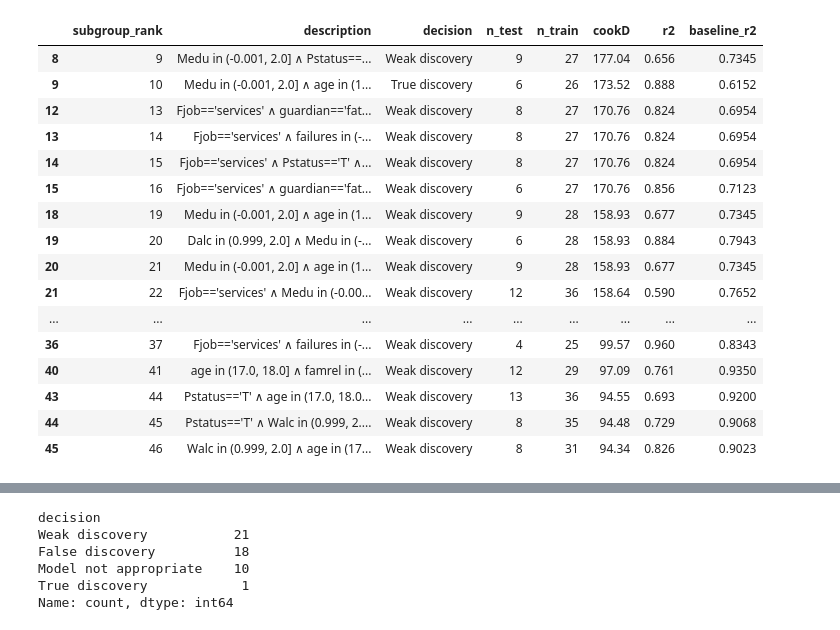
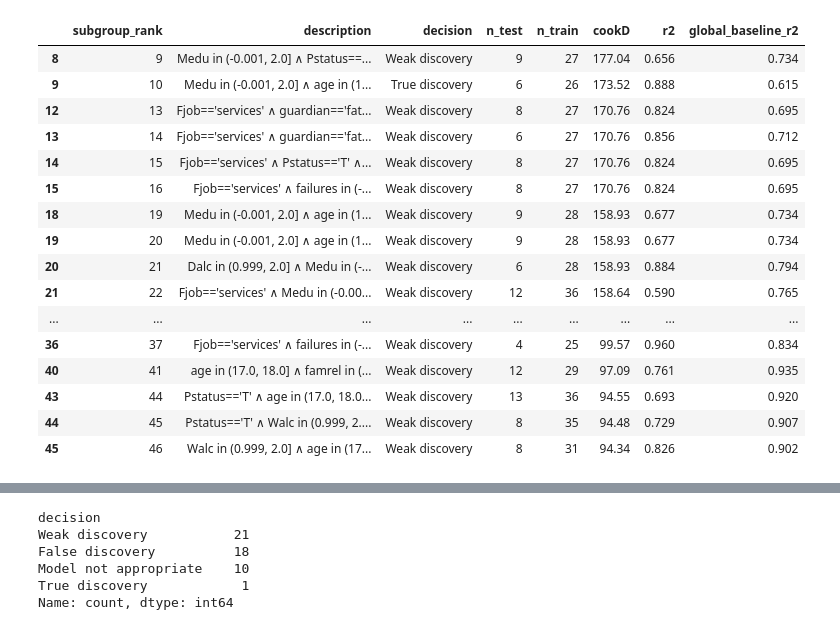
Before and after one commit to TvanGorcum/EMM_Group_4, a Jupyter notebook: inspect_private_mat.ipynb, the cells around one changed output, grey strips where cells are left out. Saved outputs shown, nothing was run; the diff lists cells and outputs as text; code cells hidden in the pictures.

```diff
--- a/inspect_private_mat.ipynb
+++ b/inspect_private_mat.ipynb
@@ -27,7 +27,7 @@ Complex baseline evaluation metrics: {'r2': 0.8887, 'mae': np.float64(1.0472), '
 394     8.423139
 dtype: float64}
 # %%
-df_s = pd.read_csv("results/subgroup_ss_mathematics_results8020.csv")
+df_s = pd.read_csv("results/subgroup_results_mathematics.csv")
 print(df_s.iloc[-1])
 df_s = df_s[:50]
 #df_s.columns
@@ -62,7 +62,7 @@ for col, ndigits in [('cookD', 2), ('r2', 3), ('mae', 3), ('mse', 3), ('mean_res
         df_s[col] = df_s[col].round(ndigits)
 
 # Compare r2 between subgroup_model and global baseline for each row
-df_s['subgroup_r2_better'] = (df_s['r2'] > df_s['baseline_r2']).astype("object")
+df_s['subgroup_r2_better'] = (df_s['r2'] > df_s['global_baseline_r2']).astype("object")
 df_s.loc[df_s['model_type'] == 'global', 'subgroup_r2_better'] = None
 df_s['subgroup_better_global'] = (df_s['ttest_p'] < 0.1)
 df_s.loc[df_s['model_type'] == 'global', 'subgroup_better_global'] = None
@@ -90,37 +90,37 @@ def determine_decision(row):
 
 df_s['decision'] = df_s.apply(determine_decision, axis=1)
 
-# # Specify desired column order
-# main_cols = [
-#     'subgroup_rank', 'model_type', 'description', 'decision', 'subgroup_r2_better', 'cookD', 'n_train', 'n_test',
-#     'r2', 'global_baseline_r2', 'mean_baseline_r2',
-#     'mae', 'global_baseline_mae', 'mean_baseline_mae',
-#     'mse', 'global_baseline_mse', 'mean_baseline_mse',
-#     'mean_residual', 'global_baseline_mean_residual', 'mean_baseline_mean_residual'
-# ]
-# rest_cols = [c for c in df_s.columns if c not in main_cols]
-# new_order = main_cols + rest_cols
+# Specify desired column order
+main_cols = [
+    'subgroup_rank', 'model_type', 'description', 'decision', 'subgroup_r2_better', 'cookD', 'n_train', 'n_test',
+    'r2', 'global_baseline_r2', 'mean_baseline_r2',
+    'mae', 'global_baseline_mae', 'mean_baseline_mae',
+    'mse', 'global_baseline_mse', 'mean_baseline_mse',
+    'mean_residual', 'global_baseline_mean_residual', 'mean_baseline_mean_residual'
+]
+rest_cols = [c for c in df_s.columns if c not in main_cols]
+new_order = main_cols + rest_cols
 
-# # Reorder columns
-# df_s = df_s[new_order]
+# Reorder columns
+df_s = df_s[new_order]
 # %%
-df_s[df_s['decision'].isin(['True discovery', 'Weak discovery'])][['subgroup_rank', 'description', 'decision', 'n_test', 'n_train', 'cookD', 'r2', 'baseline_r2']]
+df_s[df_s['decision'].isin(['True discovery', 'Weak discovery'])][['subgroup_rank', 'description', 'decision', 'n_test', 'n_train', 'cookD', 'r2', 'global_baseline_r2']]
 # %% [output]
-|  | subgroup_rank | description | decision | n_test | n_train | cookD | r2 | baseline_r2 |
-| 8 | 9 | Medu in (-0.001, 2.0] ∧ Pstatus==... | Weak discovery | 9 | 27 | 177.04 | 0.656 | 0.7345 |
-| 9 | 10 | Medu in (-0.001, 2.0] ∧ age in (1... | True discovery | 6 | 26 | 173.52 | 0.888 | 0.6152 |
-| 12 | 13 | Fjob=='services' ∧ guardian=='fat... | Weak discovery | 8 | 27 | 170.76 | 0.824 | 0.6954 |
-| 13 | 14 | Fjob=='services' ∧ failures in (-... | Weak discovery | 8 | 27 | 170.76 | 0.824 | 0.6954 |
-| 14 | 15 | Fjob=='services' ∧ Pstatus=='T' ∧... | Weak discovery | 8 | 27 | 170.76 | 0.824 | 0.6954 |
-| 15 | 16 | Fjob=='services' ∧ guardian=='fat... | Weak discovery | 6 | 27 | 170.76 | 0.856 | 0.7123 |
-| 18 | 19 | Medu in (-0.001, 2.0] ∧ age in (1... | Weak discovery | 9 | 28 | 158.93 | 0.677 | 0.7345 |
-| 19 | 20 | Dalc in (0.999, 2.0] ∧ Medu in (-... | Weak discovery | 6 | 28 | 158.93 | 0.884 | 0.7943 |
-| 20 | 21 | Medu in (-0.001, 2.0] ∧ age in (1... | Weak discovery | 9 | 28 | 158.93 | 0.677 | 0.7345 |
-| 21 | 22 | Fjob=='services' ∧ Medu in (-0.00... | Weak discovery | 12 | 36 | 158.64 | 0.590 | 0.7652 |
+|  | subgroup_rank | description | decision | n_test | n_train | cookD | r2 | global_baseline_r2 |
+| 8 | 9 | Medu in (-0.001, 2.0] ∧ Pstatus==... | Weak discovery | 9 | 27 | 177.04 | 0.656 | 0.734 |
+| 9 | 10 | Medu in (-0.001, 2.0] ∧ age in (1... | True discovery | 6 | 26 | 173.52 | 0.888 | 0.615 |
+| 12 | 13 | Fjob=='services' ∧ guardian=='fat... | Weak discovery | 8 | 27 | 170.76 | 0.824 | 0.695 |
+| 13 | 14 | Fjob=='services' ∧ guardian=='fat... | Weak discovery | 6 | 27 | 170.76 | 0.856 | 0.712 |
+| 14 | 15 | Fjob=='services' ∧ Pstatus=='T' ∧... | Weak discovery | 8 | 27 | 170.76 | 0.824 | 0.695 |
+| 15 | 16 | Fjob=='services' ∧ failures in (-... | Weak discovery | 8 | 27 | 170.76 | 0.824 | 0.695 |
+| 18 | 19 | Medu in (-0.001, 2.0] ∧ age in (1... | Weak discovery | 9 | 28 | 158.93 | 0.677 | 0.734 |
+| 19 | 20 | Medu in (-0.001, 2.0] ∧ age in (1... | Weak discovery | 9 | 28 | 158.93 | 0.677 | 0.734 |
+| 20 | 21 | Dalc in (0.999, 2.0] ∧ Medu in (-... | Weak discovery | 6 | 28 | 158.93 | 0.884 | 0.794 |
+| 21 | 22 | Fjob=='services' ∧ Medu in (-0.00... | Weak discovery | 12 | 36 | 158.64 | 0.590 | 0.765 |
 | ... | ... | ... | ... | ... | ... | ... | ... | ... |
-| 36 | 37 | Fjob=='services' ∧ failures in (-... | Weak discovery | 4 | 25 | 99.57 | 0.960 | 0.8343 |
-| 40 | 41 | age in (17.0, 18.0] ∧ famrel in (... | Weak discovery | 12 | 29 | 97.09 | 0.761 | 0.9350 |
-| 43 | 44 | Pstatus=='T' ∧ age in (17.0, 18.0... | Weak discovery | 13 | 36 | 94.55 | 0.693 | 0.9200 |
-| 44 | 45 | Pstatus=='T' ∧ Walc in (0.999, 2.... | Weak discovery | 8 | 35 | 94.48 | 0.729 | 0.9068 |
-| 45 | 46 | Walc in (0.999, 2.0] ∧ age in (17... | Weak discovery | 8 | 31 | 94.34 | 0.826 | 0.9023 |
+| 36 | 37 | Fjob=='services' ∧ failures in (-... | Weak discovery | 4 | 25 | 99.57 | 0.960 | 0.834 |
+| 40 | 41 | age in (17.0, 18.0] ∧ famrel in (... | Weak discovery | 12 | 29 | 97.09 | 0.761 | 0.935 |
+| 43 | 44 | Pstatus=='T' ∧ age in (17.0, 18.0... | Weak discovery | 13 | 36 | 94.55 | 0.693 | 0.920 |
+| 44 | 45 | Pstatus=='T' ∧ Walc in (0.999, 2.... | Weak discovery | 8 | 35 | 94.48 | 0.729 | 0.907 |
+| 45 | 46 | Walc in (0.999, 2.0] ∧ age in (17... | Weak discovery | 8 | 31 | 94.34 | 0.826 | 0.902 |
 # %%
```
Also changed, not shown: parts of 5 cells of this notebook, 23 other files.
